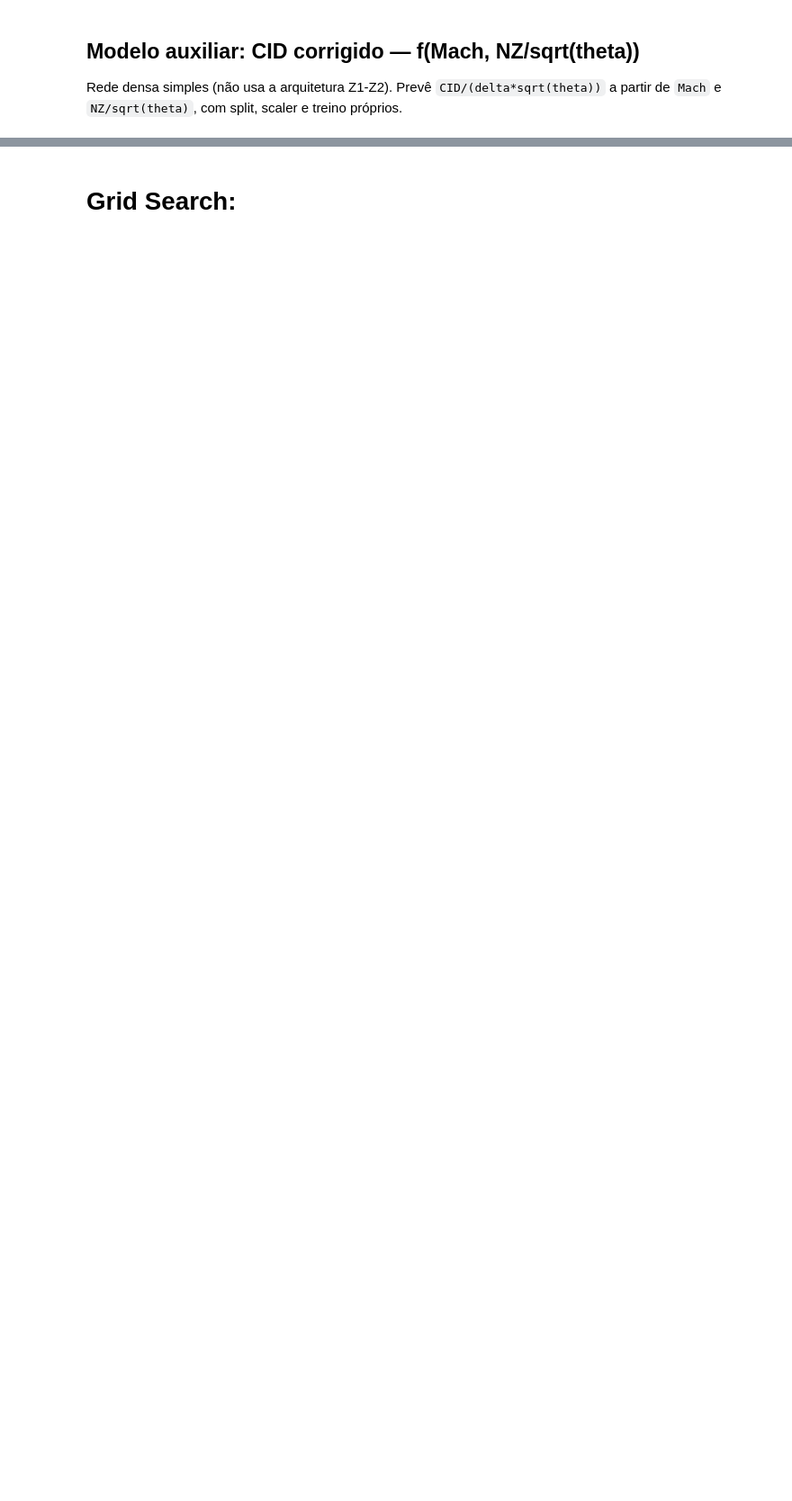
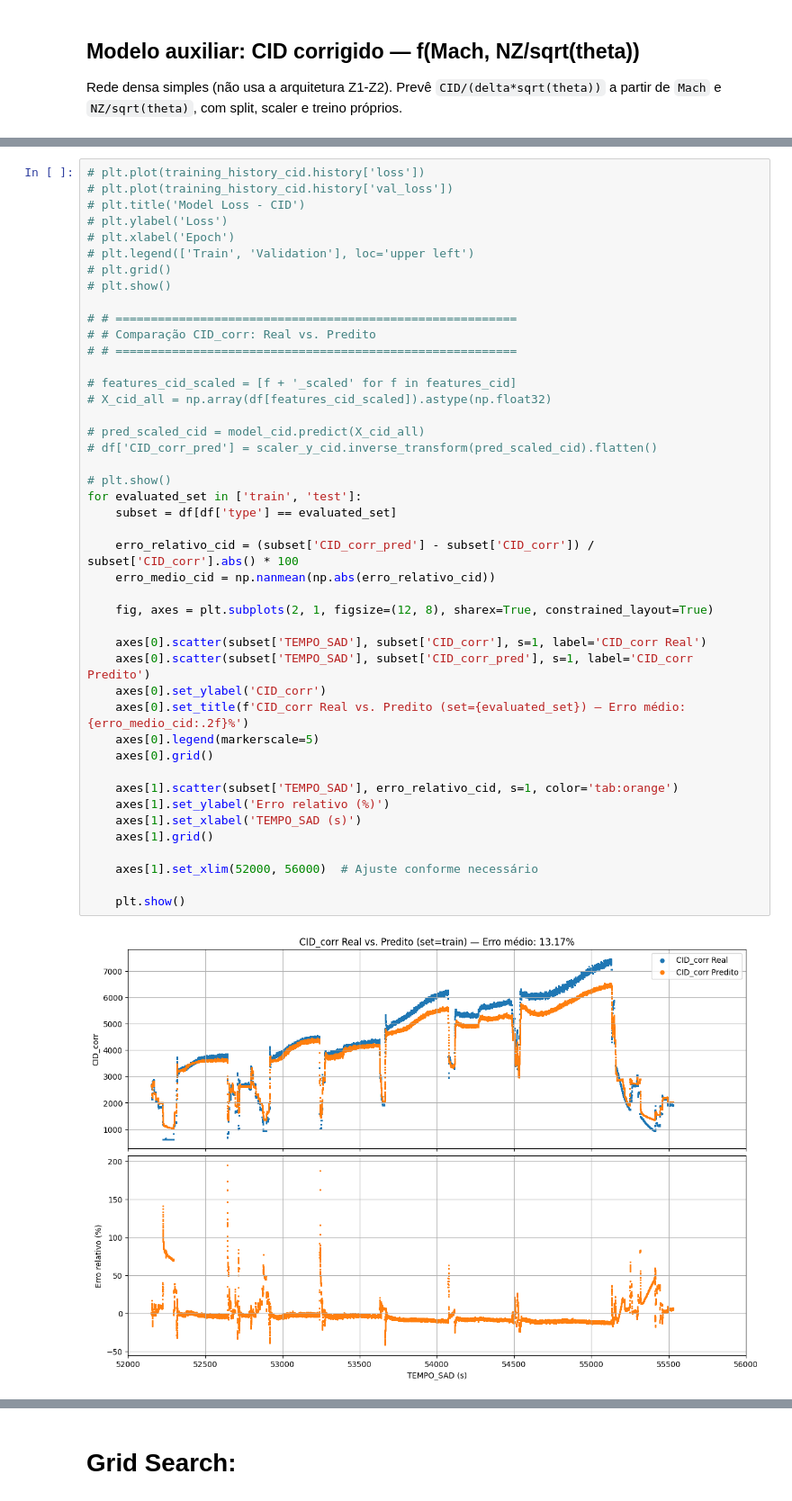
Before and after one commit to ymarcal/PMG, a Jupyter notebook: scriptPMG_refactored.ipynb, the cells around one changed output, grey strips where cells are left out. Shown at 90% size. Drawn from its saved outputs; the diff is of its cells as text; blank space fills up the shorter version.

Commit message:
Update CID prediction RN input parameters

```diff
--- a/scriptPMG_refactored.ipynb
+++ b/scriptPMG_refactored.ipynb
@@ -1505,0 +1435,46 @@ Epoch 11/150
+# %%
+# plt.plot(training_history_cid.history['loss'])
+# plt.plot(training_history_cid.history['val_loss'])
+# plt.title('Model Loss - CID')
+# plt.ylabel('Loss')
+# plt.xlabel('Epoch')
+# plt.legend(['Train', 'Validation'], loc='upper left')
+# plt.grid()
+# plt.show()
+
+# # =========================================================
+# # Comparação CID_corr: Real vs. Predito
+# # =========================================================
+
+# features_cid_scaled = [f + '_scaled' for f in features_cid]
+# X_cid_all = np.array(df[features_cid_scaled]).astype(np.float32)
+
+# pred_scaled_cid = model_cid.predict(X_cid_all)
+# df['CID_corr_pred'] = scaler_y_cid.inverse_transform(pred_scaled_cid).flatten()
+
+# plt.show()
+for evaluated_set in ['train', 'test']:
+    subset = df[df['type'] == evaluated_set]
+
+    erro_relativo_cid = (subset['CID_corr_pred'] - subset['CID_corr']) / subset['CID_corr'].abs() * 100
+    erro_medio_cid = np.nanmean(np.abs(erro_relativo_cid))
+
+    fig, axes = plt.subplots(2, 1, figsize=(12, 8), sharex=True, constrained_layout=True)
+
+    axes[0].scatter(subset['TEMPO_SAD'], subset['CID_corr'], s=1, label='CID_corr Real')
+    axes[0].scatter(subset['TEMPO_SAD'], subset['CID_corr_pred'], s=1, label='CID_corr Predito')
+    axes[0].set_ylabel('CID_corr')
+    axes[0].set_title(f'CID_corr Real vs. Predito (set={evaluated_set}) — Erro médio: {erro_medio_cid:.2f}%')
+    axes[0].legend(markerscale=5)
+    axes[0].grid()
+
+    axes[1].scatter(subset['TEMPO_SAD'], erro_relativo_cid, s=1, color='tab:orange')
+    axes[1].set_ylabel('Erro relativo (%)')
+    axes[1].set_xlabel('TEMPO_SAD (s)')
+    axes[1].grid()
+
+    axes[1].set_xlim(52000, 56000)  # Ajuste conforme necessário
+
+    plt.show()
+# %% [output]
+[figure, added]
```
Also changed, not shown: parts of 11 cells of this notebook.
